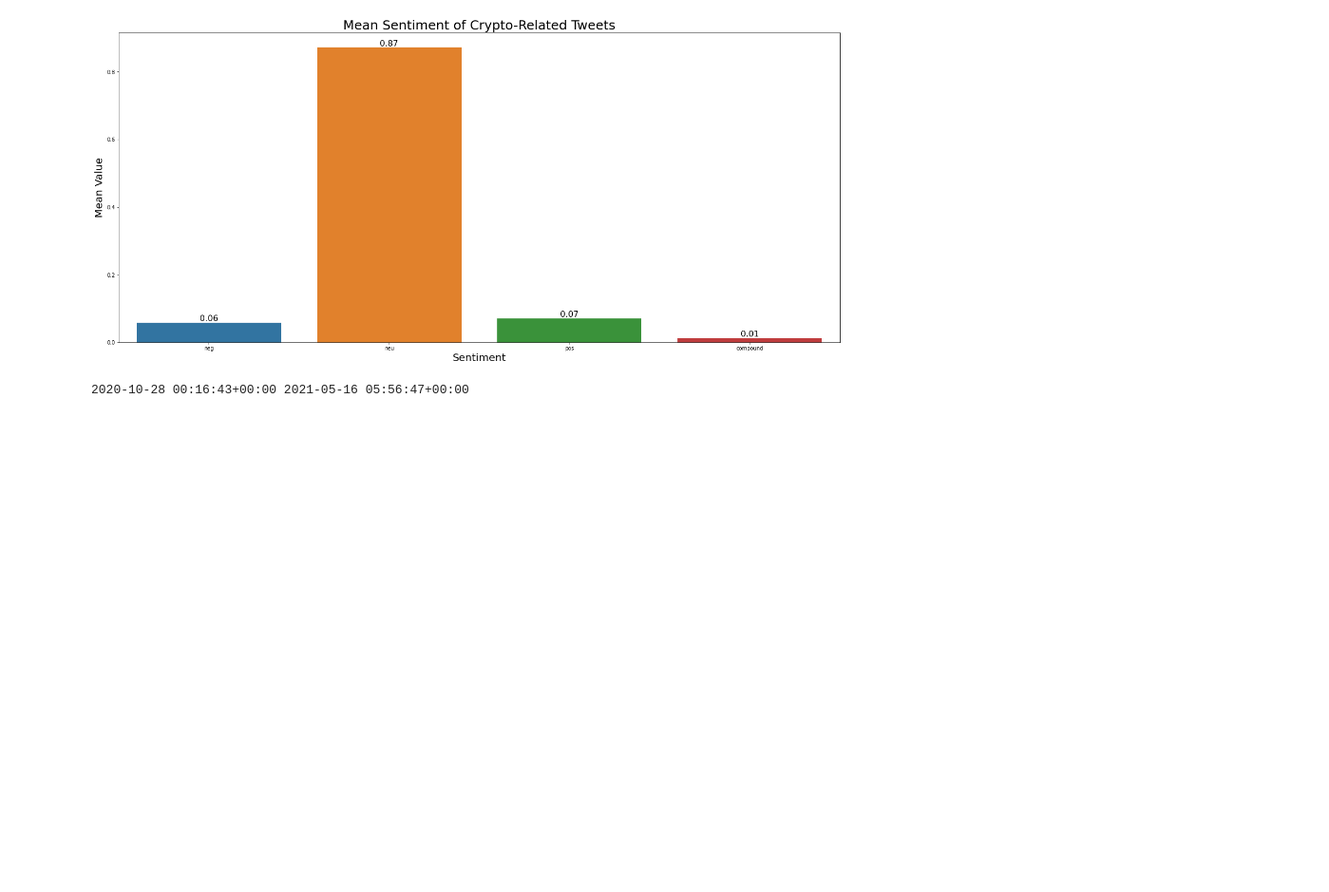
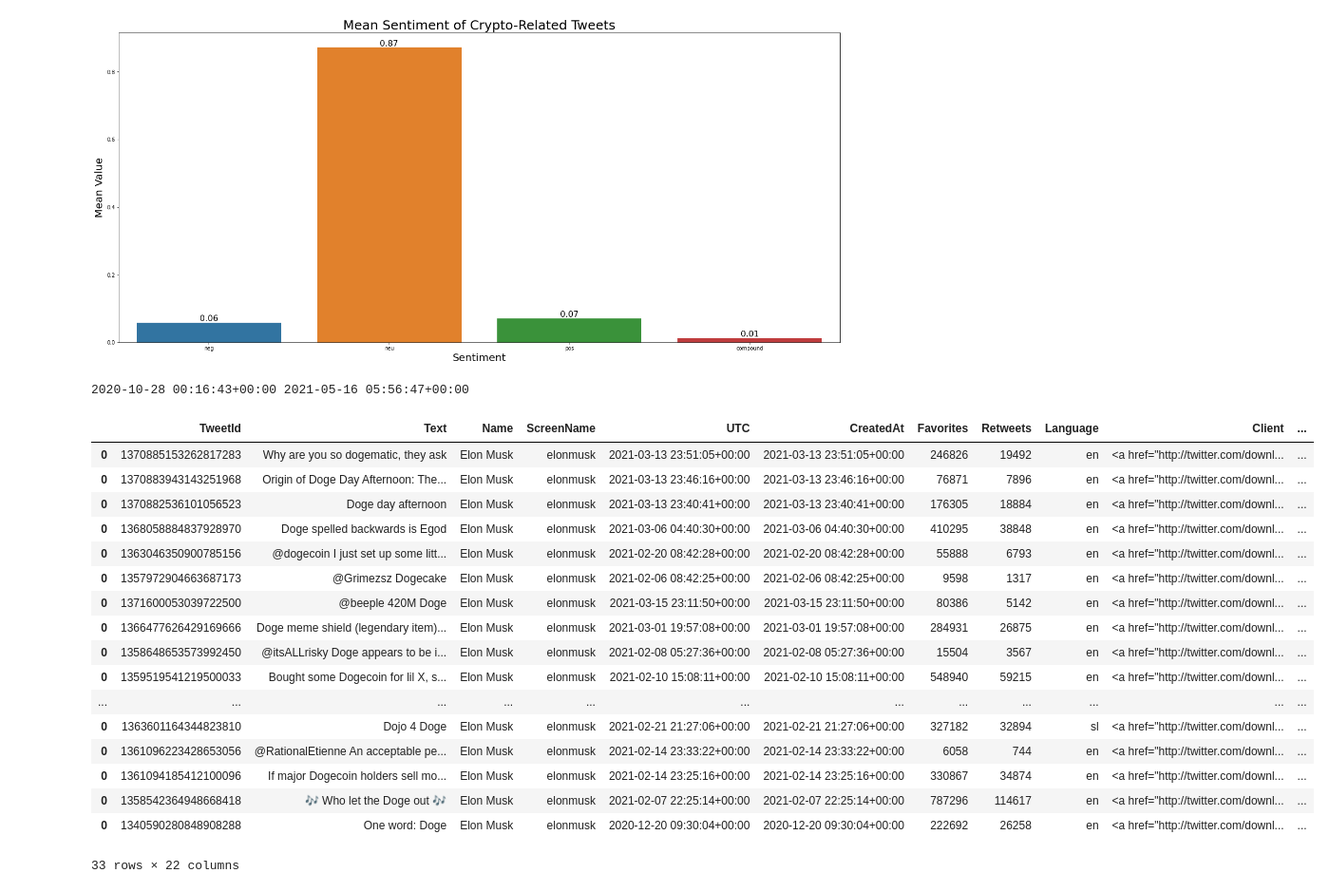
Before and after one commit to Zin9zan9/QMEF, a Jupyter notebook: tweet_analysis.ipynb, the cells around one changed output. Shown: that part at 95% size. Drawn from its saved outputs; the diff is of its cells as text; code cells hidden in the pictures; blank space fills up the shorter version.

```diff
--- a/tweet_analysis.ipynb
+++ b/tweet_analysis.ipynb
@@ -172 +172,22 @@ df_crypto.to_csv("../../Data/QMEF/tweet_analysis.csv", sep=";", encoding='utf8')
 # Problems with encoding emojis.
+# %%
+df_crypto
+# %% [output]
+|  | TweetId | Text | Name | ScreenName | UTC | CreatedAt | Favorites | Retweets | Language | Client | ... |
+| 0 | 1370885153262817283 | Why are you so dogematic, they ask | Elon Musk | elonmusk | 2021-03-13 23:51:05+00:00 | 2021-03-13 23:51:05+00:00 | 246826 | 19492 | en | <a href="http://twitter.com/downl... | ... |
+| 0 | 1370883943143251968 | Origin of Doge Day Afternoon: The... | Elon Musk | elonmusk | 2021-03-13 23:46:16+00:00 | 2021-03-13 23:46:16+00:00 | 76871 | 7896 | en | <a href="http://twitter.com/downl... | ... |
+| 0 | 1370882536101056523 | Doge day afternoon | Elon Musk | elonmusk | 2021-03-13 23:40:41+00:00 | 2021-03-13 23:40:41+00:00 | 176305 | 18884 | en | <a href="http://twitter.com/downl... | ... |
+| 0 | 1368058884837928970 | Doge spelled backwards is Egod | Elon Musk | elonmusk | 2021-03-06 04:40:30+00:00 | 2021-03-06 04:40:30+00:00 | 410295 | 38848 | en | <a href="http://twitter.com/downl... | ... |
+| 0 | 1363046350900785156 | @dogecoin I just set up some litt... | Elon Musk | elonmusk | 2021-02-20 08:42:28+00:00 | 2021-02-20 08:42:28+00:00 | 55888 | 6793 | en | <a href="http://twitter.com/downl... | ... |
+| 0 | 1357972904663687173 | @Grimezsz Dogecake | Elon Musk | elonmusk | 2021-02-06 08:42:25+00:00 | 2021-02-06 08:42:25+00:00 | 9598 | 1317 | en | <a href="http://twitter.com/downl... | ... |
+| 0 | 1371600053039722500 | @beeple 420M Doge | Elon Musk | elonmusk | 2021-03-15 23:11:50+00:00 | 2021-03-15 23:11:50+00:00 | 80386 | 5142 | en | <a href="http://twitter.com/downl... | ... |
+| 0 | 1366477626429169666 | Doge meme shield (legendary item)... | Elon Musk | elonmusk | 2021-03-01 19:57:08+00:00 | 2021-03-01 19:57:08+00:00 | 284931 | 26875 | en | <a href="http://twitter.com/downl... | ... |
+| 0 | 1358648653573992450 | @itsALLrisky Doge appears to be i... | Elon Musk | elonmusk | 2021-02-08 05:27:36+00:00 | 2021-02-08 05:27:36+00:00 | 15504 | 3567 | en | <a href="http://twitter.com/downl... | ... |
+| 0 | 1359519541219500033 | Bought some Dogecoin for lil X, s... | Elon Musk | elonmusk | 2021-02-10 15:08:11+00:00 | 2021-02-10 15:08:11+00:00 | 548940 | 59215 | en | <a href="http://twitter.com/downl... | ... |
+| ... | ... | ... | ... | ... | ... | ... | ... | ... | ... | ... | ... |
+| 0 | 1363601164344823810 | Dojo 4 Doge | Elon Musk | elonmusk | 2021-02-21 21:27:06+00:00 | 2021-02-21 21:27:06+00:00 | 327182 | 32894 | sl | <a href="http://twitter.com/downl... | ... |
+| 0 | 1361096223428653056 | @RationalEtienne An acceptable pe... | Elon Musk | elonmusk | 2021-02-14 23:33:22+00:00 | 2021-02-14 23:33:22+00:00 | 6058 | 744 | en | <a href="http://twitter.com/downl... | ... |
+| 0 | 1361094185412100096 | If major Dogecoin holders sell mo... | Elon Musk | elonmusk | 2021-02-14 23:25:16+00:00 | 2021-02-14 23:25:16+00:00 | 330867 | 34874 | en | <a href="http://twitter.com/downl... | ... |
+| 0 | 1358542364948668418 | 🎶 Who let the Doge out 🎶 | Elon Musk | elonmusk | 2021-02-07 22:25:14+00:00 | 2021-02-07 22:25:14+00:00 | 787296 | 114617 | en | <a href="http://twitter.com/downl... | ... |
+| 0 | 1340590280848908288 | One word: Doge | Elon Musk | elonmusk | 2020-12-20 09:30:04+00:00 | 2020-12-20 09:30:04+00:00 | 222692 | 26258 | en | <a href="http://twitter.com/downl... | ... |
+33 rows × 22 columns
```
Also changed, not shown: parts of 1 cell of this notebook, 1 other file.
